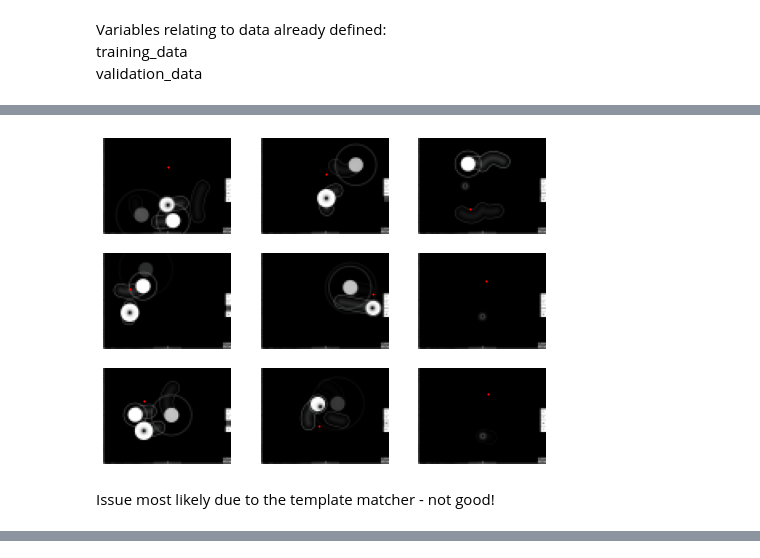
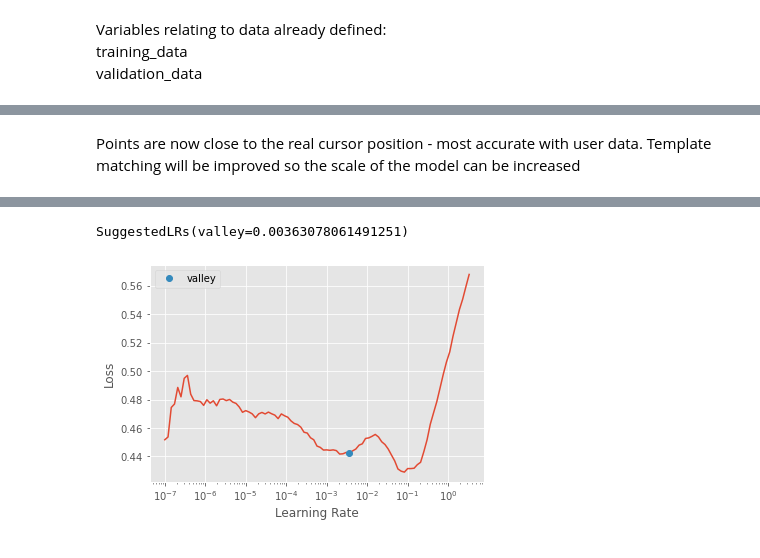
Before and after one commit to joshuatmyers/osu-ai, a Jupyter notebook: pytorch-model.ipynb, the cells around one changed output, grey strips where cells are left out. Cells and saved outputs as stored; diff of their text form; code cells hidden in the pictures.

Commit message:
model can be fine tuned with new data

```diff
--- a/pytorch-model.ipynb
+++ b/pytorch-model.ipynb
@@ -252,6 +278,6 @@ validation_data <br>
 # %%
 path = "C:/Users/joshu/Desktop/osu-ai-data/"
 img_files = get_image_files(path)
-fullData = pd.read_csv("C:/Users/joshu/Desktop/Projects/Python/osu-ai/data/resizedData.csv")
+fullData = pd.read_csv("C:/Users/joshu/Desktop/Projects/Python/osu-ai/data/newData.csv")
 # %%
 img_files[0]
@@ -276,7 +311,10 @@ db = DataBlock(
 dls = db.dataloaders(path)
 # %%
 dls.show_batch(max_n=9, figsize=(8,6))
-# %% [output]
-[figure, removed]
-# %% [markdown]
-Issue most likely due to the template matcher - not good!
+# %% [markdown]
+Points are now close to the real cursor position - most accurate with user data. Template matching will be improved so the scale of the model can be increased
+# %%
+cnn = cnn_learner(dls, resnet50, y_range=(-1,1))
+# %%
+cnn.lr_find()
+# %% [output]
@@ -282,0 +322,2 @@ Issue most likely due to the template matcher - not good!
+SuggestedLRs(valley=0.00363078061491251)
+[figure, added]
```
Also changed, not shown: parts of 24 cells of this notebook.
